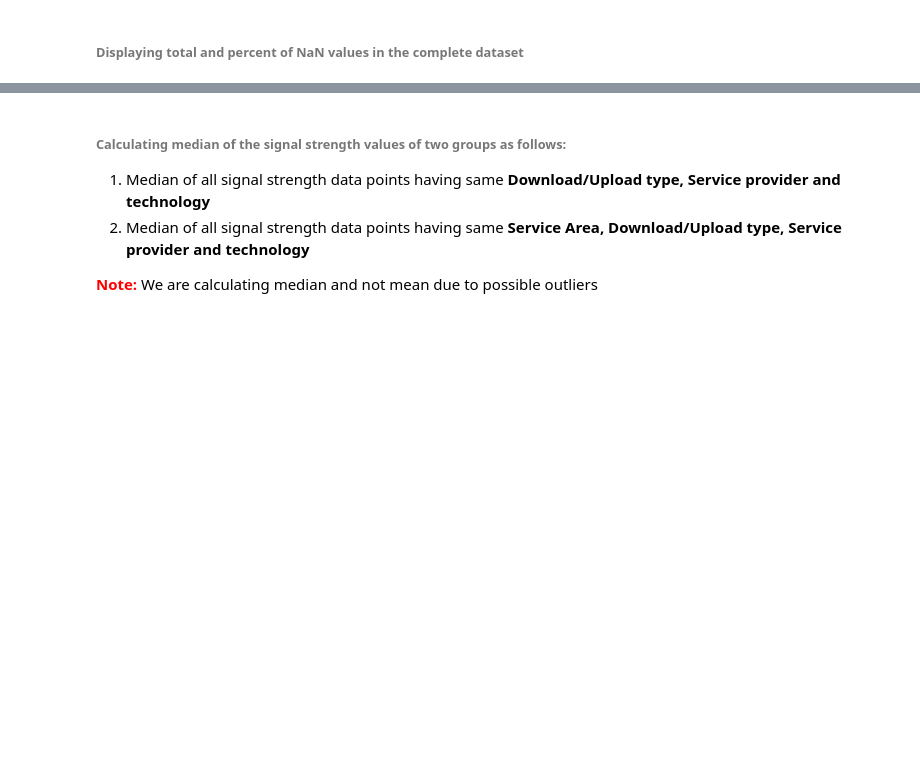
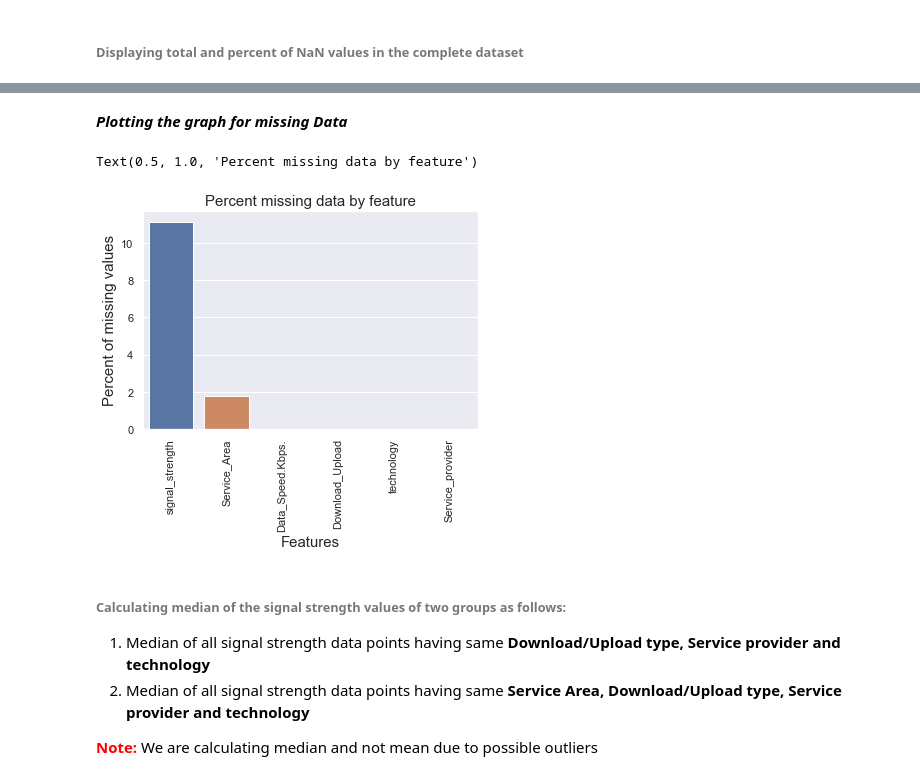
Before and after one commit to pyt243/DM-Project-MyCallSpeed, a Jupyter notebook: DM_Project.ipynb, the cells around one changed output, grey strips where cells are left out. Drawn from its saved outputs; the diff is of its cells as text; code cells hidden in the pictures; blank space fills up the shorter version.

```diff
--- a/DM_Project.ipynb
+++ b/DM_Project.ipynb
@@ -73,12 +55,12 @@ Text(0.5, 1.0, 'Percent missing data by feature')
 <h6>Displaying total and percent of NaN values in the complete dataset</h6>
 # %%
 # Counting the total number of missing values for each column
-total_missing = dataset.isna().sum().sort_values(ascending = False)
+total = dataset.isna().sum().sort_values(ascending=False)
 
-# Calculating the minssing value percent for each column
-percent_missing = (total_missing/dataset.isna().count()*100).sort_values(ascending = False)
+# Calculating the missing value percent for each column
+percent = (dataset.isna().sum()/dataset.isna().count()).sort_values(ascending=False)
 
-missing_data = pd.concat([total_missing, percent_missing], axis = 1, keys = ['Total NaNs', 'Percent NaNs'], sort = False)
+missing_data = pd.concat([total, percent*100], axis=1, keys=['Total_NaN', 'Percent_NaN'])
 
 print(missing_data)
 # %% [output]
@@ -92,3 +74,17 @@ Service_provider           0      0.000000
+# %% [markdown]
+***Plotting the graph for missing Data***
+# %%
+#rotating x labels for better visualisation
+plt.xticks(rotation='90')
+
+#plotting the bargraph between percentage missing values and attributes
+sns.barplot(x=missing_data.index, y=missing_data['Percent_NaN'])
+plt.xlabel('Features', fontsize=15)
+plt.ylabel('Percent of missing values', fontsize=15)
+plt.title('Percent missing data by feature', fontsize=15)
+# %% [output]
+Text(0.5, 1.0, 'Percent missing data by feature')
+[figure, added]
 # %% [markdown]
 <h6>Calculating median of the signal strength values of two groups as follows:</h6>
 <ol>
```
Also changed, not shown: parts of 37 cells of this notebook, 1 other file.
